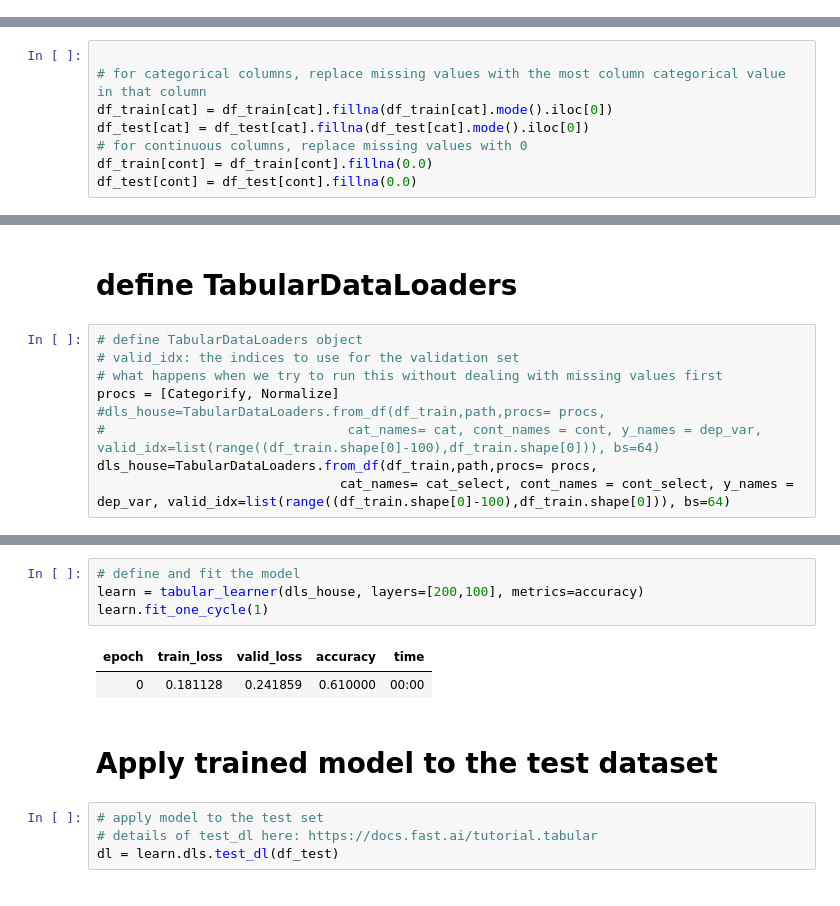
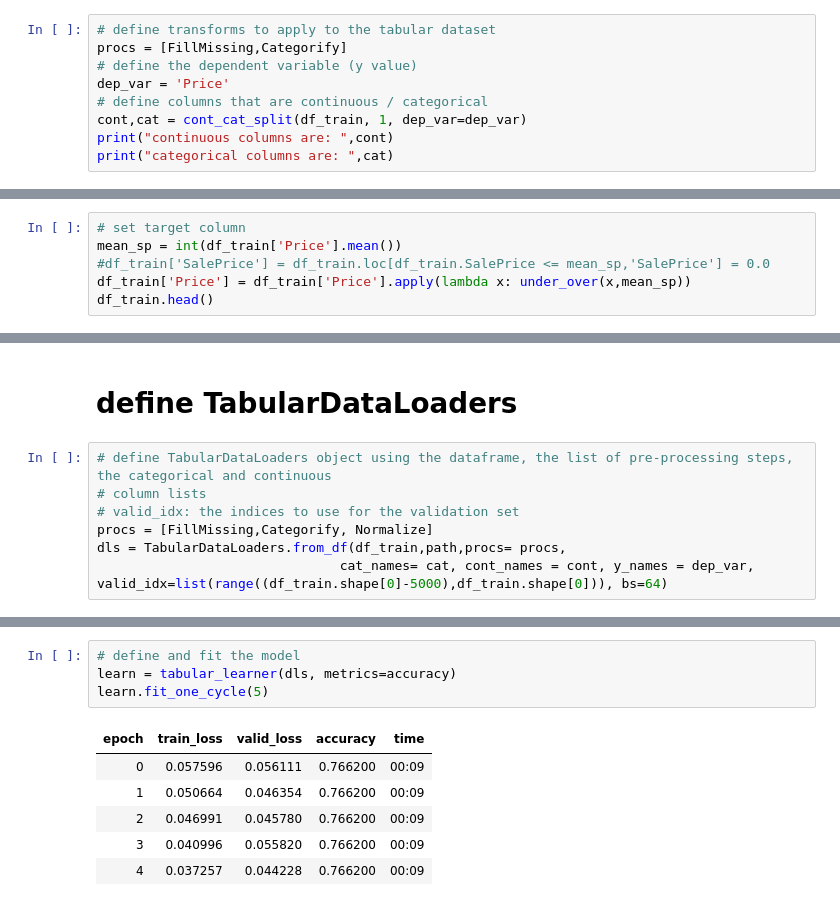
Before and after one commit to PacktPublishing/Deep-Learning-with-fastai-Cookbook, a Jupyter notebook: ch3/training_model_standalone_tabular_dataset.ipynb, the cells around one changed output, grey strips where cells are left out. Saved outputs shown, nothing was run; the diff lists cells and outputs as text.

Commit message:
cleanup of tabular model with standalone dataset

```diff
--- a/ch3/training_model_standalone_tabular_dataset.ipynb
+++ b/ch3/training_model_standalone_tabular_dataset.ipynb
@@ -278,0 +156,9 @@ Name: SalePrice, dtype: int64
+# %%
+# define transforms to apply to the tabular dataset
+procs = [FillMissing,Categorify]
+# define the dependent variable (y value)
+dep_var = 'Price'
+# define columns that are continuous / categorical
+cont,cat = cont_cat_split(df_train, 1, dep_var=dep_var)
+print("continuous columns are: ",cont)
+print("categorical columns are: ",cat)
@@ -345,8 +189,0 @@ df_test_missing.shape
-# %%
-
-# for categorical columns, replace missing values with the most column categorical value in that column
-df_train[cat] = df_train[cat].fillna(df_train[cat].mode().iloc[0])
-df_test[cat] = df_test[cat].fillna(df_test[cat].mode().iloc[0])
-# for continuous columns, replace missing values with 0
-df_train[cont] = df_train[cont].fillna(0.0)
-df_test[cont] = df_test[cont].fillna(0.0)
@@ -376,0 +201,6 @@ df_test_missing
+# %%
+# set target column
+mean_sp = int(df_train['Price'].mean())
+#df_train['SalePrice'] = df_train.loc[df_train.SalePrice <= mean_sp,'SalePrice'] = 0.0
+df_train['Price'] = df_train['Price'].apply(lambda x: under_over(x,mean_sp))
+df_train.head()
@@ -377,11 +229,9 @@ df_test_missing
 # %% [markdown]
 # define TabularDataLoaders
 # %%
-# define TabularDataLoaders object
+# define TabularDataLoaders object using the dataframe, the list of pre-processing steps, the categorical and continuous
+# column lists
 # valid_idx: the indices to use for the validation set
-# what happens when we try to run this without dealing with missing values first
-procs = [Categorify, Normalize]
-#dls_house=TabularDataLoaders.from_df(df_train,path,procs= procs,
-#                               cat_names= cat, cont_names = cont, y_names = dep_var, valid_idx=list(range((df_train.shape[0]-100),df_train.shape[0])), bs=64)
-dls_house=TabularDataLoaders.from_df(df_train,path,procs= procs,
-                               cat_names= cat_select, cont_names = cont_select, y_names = dep_var, valid_idx=list(range((df_train.shape[0]-100),df_train.shape[0])), bs=64)
+procs = [FillMissing,Categorify, Normalize]
+dls = TabularDataLoaders.from_df(df_train,path,procs= procs,
+                               cat_names= cat, cont_names = cont, y_names = dep_var, valid_idx=list(range((df_train.shape[0]-5000),df_train.shape[0])), bs=64)
@@ -402,13 +253,11 @@ dls_house.valid.show_batch()
 # %%
 # define and fit the model
-learn = tabular_learner(dls_house, layers=[200,100], metrics=accuracy)
-learn.fit_one_cycle(1)
+learn = tabular_learner(dls, metrics=accuracy)
+learn.fit_one_cycle(5)
 # %% [output]
 | epoch | train_loss | valid_loss | accuracy | time |
-| 0 | 0.181128 | 0.241859 | 0.610000 | 00:00 |
+| 0 | 0.057596 | 0.056111 | 0.766200 | 00:09 |
+| 1 | 0.050664 | 0.046354 | 0.766200 | 00:09 |
+| 2 | 0.046991 | 0.045780 | 0.766200 | 00:09 |
+| 3 | 0.040996 | 0.055820 | 0.766200 | 00:09 |
+| 4 | 0.037257 | 0.044228 | 0.766200 | 00:09 |
-# %% [markdown]
-# Apply trained model to the test dataset
-# %%
-# apply model to the test set
-# details of test_dl here: https://docs.fast.ai/tutorial.tabular
-dl = learn.dls.test_dl(df_test)
```
Also changed, not shown: parts of 40 cells of this notebook.
